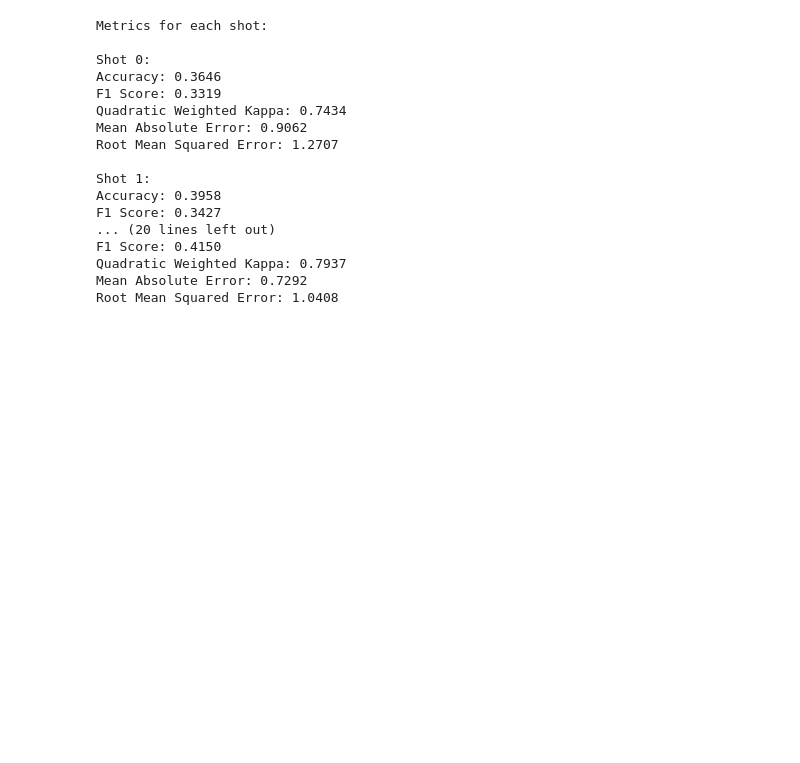
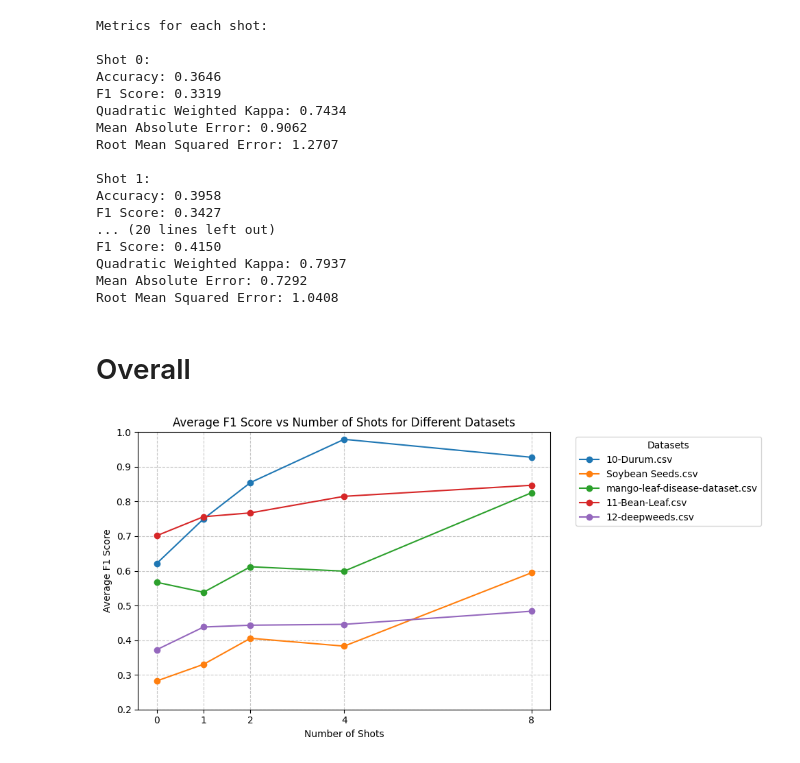
Before and after one commit to arbab-ml/AgEval, a Jupyter notebook: analysis and writeup.ipynb, the cells around one changed output. Drawn from its saved outputs; the diff is of its cells as text; code cells hidden in the pictures; blank space fills up the shorter version.

```diff
--- a/analysis and writeup.ipynb
+++ b/analysis and writeup.ipynb
@@ -2021,3 +2132,77 @@ F1 Score: 0.4150
 Quadratic Weighted Kappa: 0.7937
 Mean Absolute Error: 0.7292
 Root Mean Squared Error: 1.0408
+# %% [markdown]
+# Overall
+# %%
+import pandas as pd
+import matplotlib.pyplot as plt
+from sklearn.metrics import precision_recall_fscore_support
+import numpy as np
+
+def plot_f1_scores(file_names):
+    plt.figure(figsize=(10, 5))
+
+    for file_name in file_names:
+        # Load the data
+        data = pd.read_csv(file_name)
+
+        # Extract the ground truth column
+        ground_truth = data['1'].astype(str)
+
+        # Get the unique classes present in the ground truth
+        classes = np.unique(ground_truth)
+
+        # Create a dictionary to map ground truth classes to their indices
+        class_map = {cls: i for i, cls in enumerate(classes)}
+
+        # Initialize a list to store average F1 scores for each "# of Shots" column
+        avg_f1_scores = []
+
+        # Iterate over the "# of Shots" columns
+        for i in [0, 1, 2, 4, 8]:
+            # Extract the prediction column
+            predictions = data[f'# of Shots {i}'].astype(str)
+
+            # Map predictions to their corresponding class indices
+            mapped_predictions = [class_map.get(pred, -1) for pred in predictions]
+
+            # Get the indices where mapped_predictions is not equal to -1
+            valid_indices = np.where(np.array(mapped_predictions) != -1)[0]
+
+            # Remove predictions that are not in the class map
+            mapped_predictions = [mapped_predictions[i] for i in valid_indices]
+            ground_truth_filtered = ground_truth[valid_indices]
+
+            # Create a reverse dictionary to map indices back to class labels
+            reverse_class_map = {i: cls for i, cls in enumerate(classes)}
+
+            # Convert mapped_predictions back to class labels
+            mapped_predictions_labels = [reverse_class_map[pred] for pred in mapped_predictions]
+
+            # Calculate precision, recall, and F1-score
+            _, _, f1, _ = precision_recall_fscore_support(ground_truth_filtered, mapped_predictions_labels, labels=classes, average='macro')
+
+            # Append the average F1 score to the list
+            avg_f1_scores.append(f1)
+
+        # Plot average F1 scores for the dataset
+        plt.plot([0, 1, 2, 4, 8], avg_f1_scores, marker='o', label=file_name)
+
+    # Labeling and aesthetics
+    plt.xlabel('Number of Shots')
+    plt.ylabel('Average F1 Score')
+    plt.title('Average F1 Score vs Number of Shots for Different Datasets')
+    plt.xticks([0, 1, 2, 4, 8])
+    plt.ylim(0.2, 1)
+    plt.grid(True, linestyle='--', alpha=0.7)
+    plt.legend(title='Datasets', bbox_to_anchor=(1.05, 1), loc='upper left')
+    plt.tight_layout()
+    plt.savefig("analysis/shots vs overall f1.png")
+    plt.show()
+
+# Example usage
+file_names = [ "10-Durum.csv","Soybean Seeds.csv", "mango-leaf-disease-dataset.csv"  ,"11-Bean-Leaf.csv", "12-deepweeds.csv"]
+plot_f1_scores(file_names)
+# %% [output]
+[figure, added]
```
Also changed, not shown: parts of 7 cells of this notebook, 12 other files.
